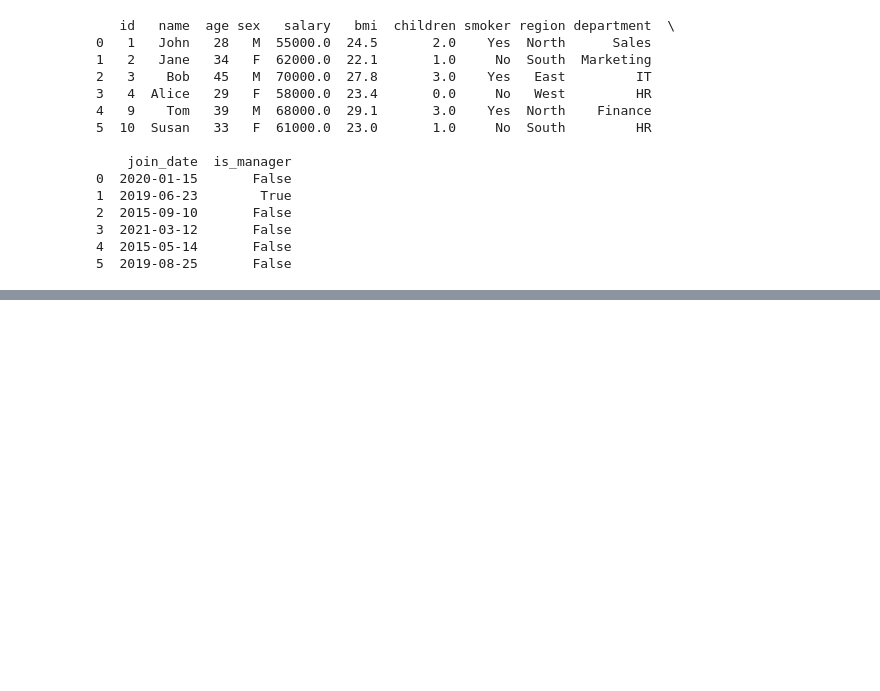
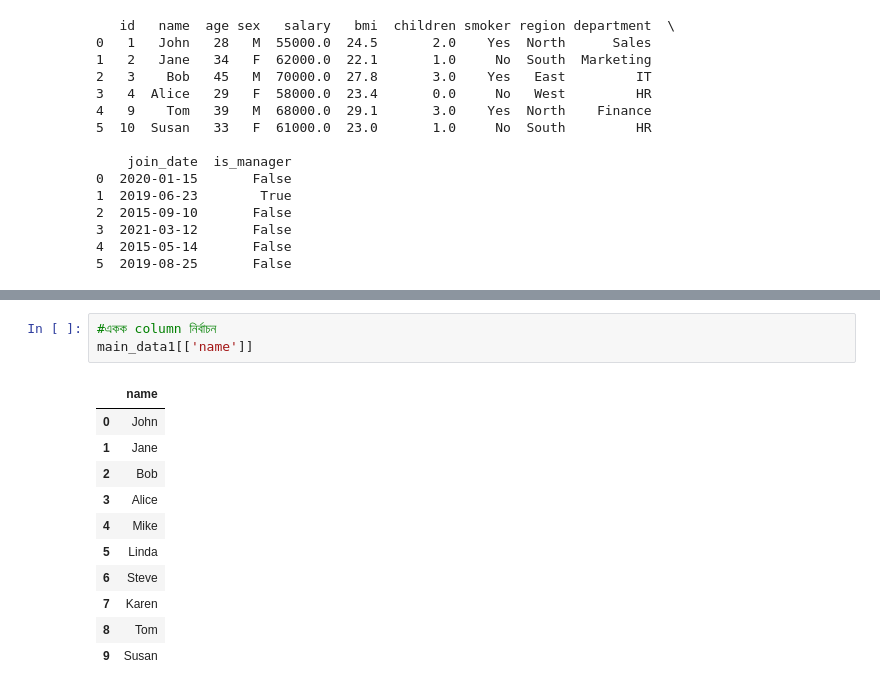
Before and after one commit to Md-Maruf-1727/LearningPractices, a Jupyter notebook: Pandas/Pandas5.ipynb, the cells around one changed output, grey strips where cells are left out. Drawn from its saved outputs; the diff is of its cells as text; blank space fills up the shorter version.

```diff
--- a/Pandas/Pandas5.ipynb
+++ b/Pandas/Pandas5.ipynb
@@ -303,0 +334,15 @@ print(first_last)
+# %%
+#একক column নির্বাচন
+main_data1[['name']]
+# %% [output]
+|  | name |
+| 0 | John |
+| 1 | Jane |
+| 2 | Bob |
+| 3 | Alice |
+| 4 | Mike |
+| 5 | Linda |
+| 6 | Steve |
+| 7 | Karen |
+| 8 | Tom |
+| 9 | Susan |
```
Also changed, not shown: parts of 12 cells of this notebook.
